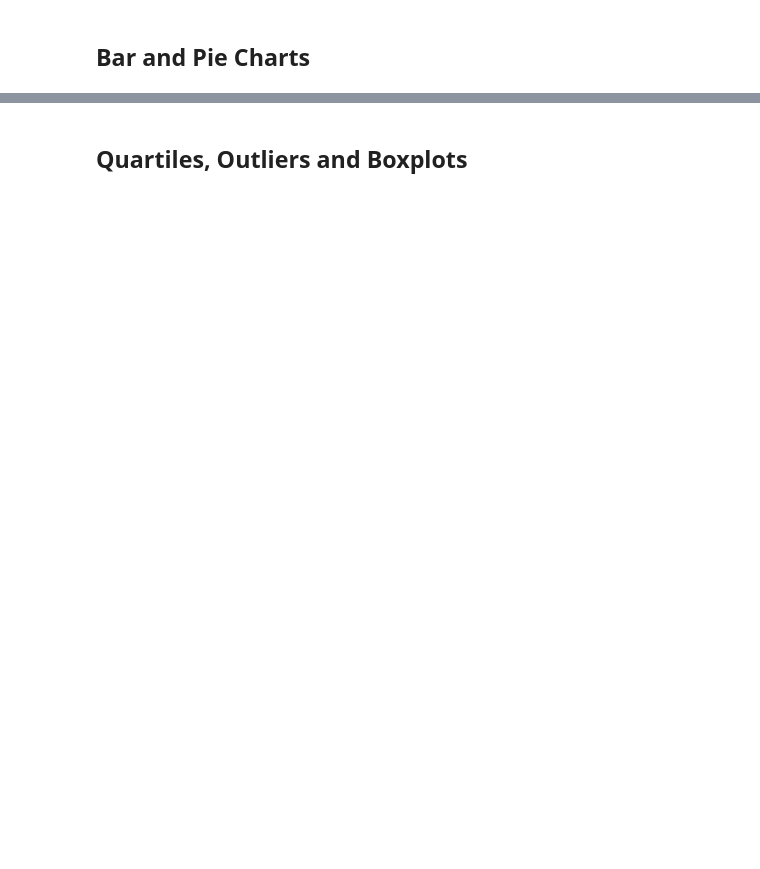
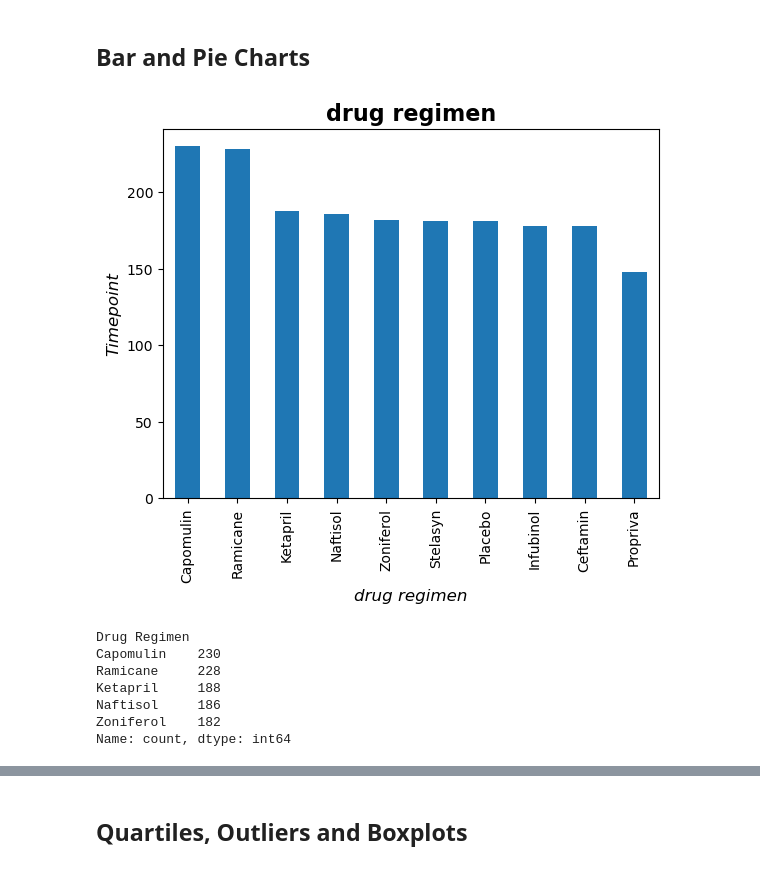
Before and after one commit to Windycity83/module_5_Challenge, a Jupyter notebook: Module_5_Challenge/Pymaceuticals/pymaceuticals_starter.ipynb, the cells around one changed output, grey strips where cells are left out. Cells and saved outputs as stored; diff of their text form; code cells hidden in the pictures; blank space fills up the shorter version.

```diff
--- a/Module_5_Challenge/Pymaceuticals/pymaceuticals_starter.ipynb
+++ b/Module_5_Challenge/Pymaceuticals/pymaceuticals_starter.ipynb
@@ -130,3 +159,35 @@ AttributeError: 'int' object has no attribute 'groupby'
 # %% [markdown]
 ## Bar and Pie Charts
+# %%
+# Generate a bar plot showing the total number of rows (Mouse ID/Timepoints) for each drug regimen using Pandas.
+# make the plot
+# Step 2: Make the canvas
+#plt.figure(figsize=(10, 6))
+
+# Step 3: Make the basic plot
+#plt.scatter(x_values, y_values, facecolor="firebrick", edgecolor="black", s=100)
+#plt.plot(x_values, preds, "r-") # plot the line of best fit
+mouse_data = clean_mouse_data["Drug Regimen"].value_counts()
+mouse_data.plot(kind ='bar')
+# Step 4: Customizations
+plt.ylabel('Timepoint', fontsize=12, fontstyle="italic")
+plt.xlabel('drug regimen', fontsize=12, fontstyle="italic")
+plt.title('drug regimen', fontweight="bold", fontsize=16)
+
+
+
+
+
+plt.show()
+mouse_data = clean_mouse_data["Drug Regimen"].value_counts()
+mouse_data.head()
+# %% [output]
+[figure, added]
+Drug Regimen
+Capomulin    230
+Ramicane     228
+Ketapril     188
+Naftisol     186
+Zoniferol    182
+Name: count, dtype: int64
 # %%
```
Also changed, not shown: parts of 17 cells of this notebook.
